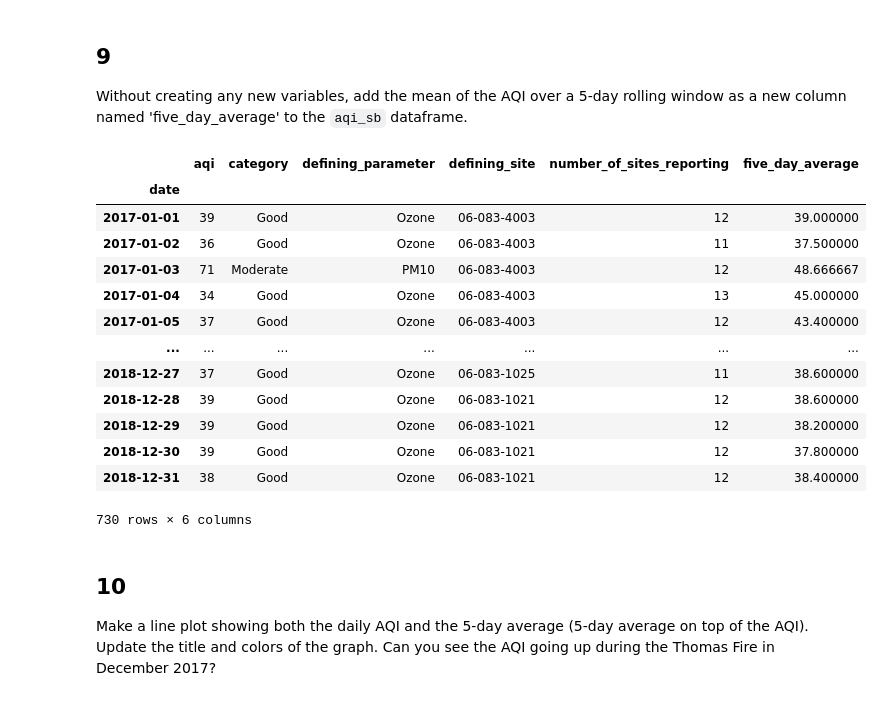
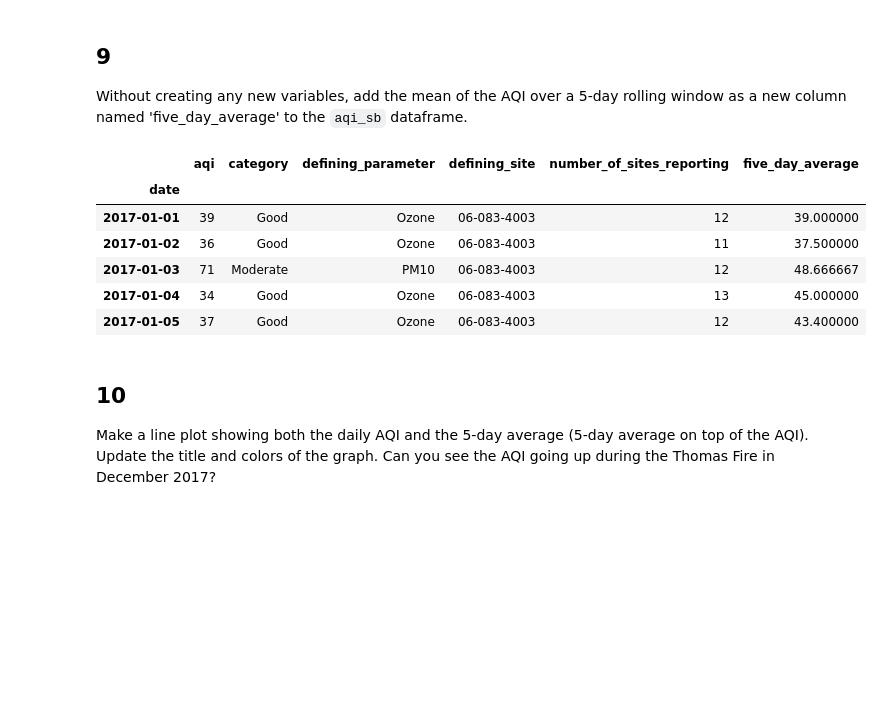
Before and after one commit to hazelvaq/eds220-hwk-2, a Jupyter notebook: hwk2-task2-aqi.ipynb, the cells around one changed output. Saved outputs shown, nothing was run; the diff lists cells and outputs as text; code cells hidden in the pictures; blank space fills up the shorter version.

```diff
--- a/hwk2-task2-aqi.ipynb
+++ b/hwk2-task2-aqi.ipynb
@@ -278,24 +186,17 @@ Without creating any new variables, add the mean of the AQI over a 5-day rolling
 # %%
 # New column with mean of AQI over a 5-day rolling window
 aqi_sb["five_day_average"] = aqi_sb.aqi.rolling("5D").mean()
 
 # display table
-aqi_sb
+aqi_sb.head()
 # %% [output]
 |  | aqi | category | defining_parameter | defining_site | number_of_sites_reporting | five_day_average |
 | date |  |  |  |  |  |  |
 | 2017-01-01 | 39 | Good | Ozone | 06-083-4003 | 12 | 39.000000 |
 | 2017-01-02 | 36 | Good | Ozone | 06-083-4003 | 11 | 37.500000 |
 | 2017-01-03 | 71 | Moderate | PM10 | 06-083-4003 | 12 | 48.666667 |
 | 2017-01-04 | 34 | Good | Ozone | 06-083-4003 | 13 | 45.000000 |
 | 2017-01-05 | 37 | Good | Ozone | 06-083-4003 | 12 | 43.400000 |
-| ... | ... | ... | ... | ... | ... | ... |
-| 2018-12-27 | 37 | Good | Ozone | 06-083-1025 | 11 | 38.600000 |
-| 2018-12-28 | 39 | Good | Ozone | 06-083-1021 | 12 | 38.600000 |
-| 2018-12-29 | 39 | Good | Ozone | 06-083-1021 | 12 | 38.200000 |
-| 2018-12-30 | 39 | Good | Ozone | 06-083-1021 | 12 | 37.800000 |
-| 2018-12-31 | 38 | Good | Ozone | 06-083-1021 | 12 | 38.400000 |
-730 rows × 6 columns
 # %% [markdown]
 ## 10
 Make a line plot showing both the daily AQI and the 5-day average (5-day average on top of the AQI). Update the title and colors of the graph. Can you see the AQI going up during the Thomas Fire in December 2017?
```
Also changed, not shown: parts of 10 cells of this notebook, 1 other file.
